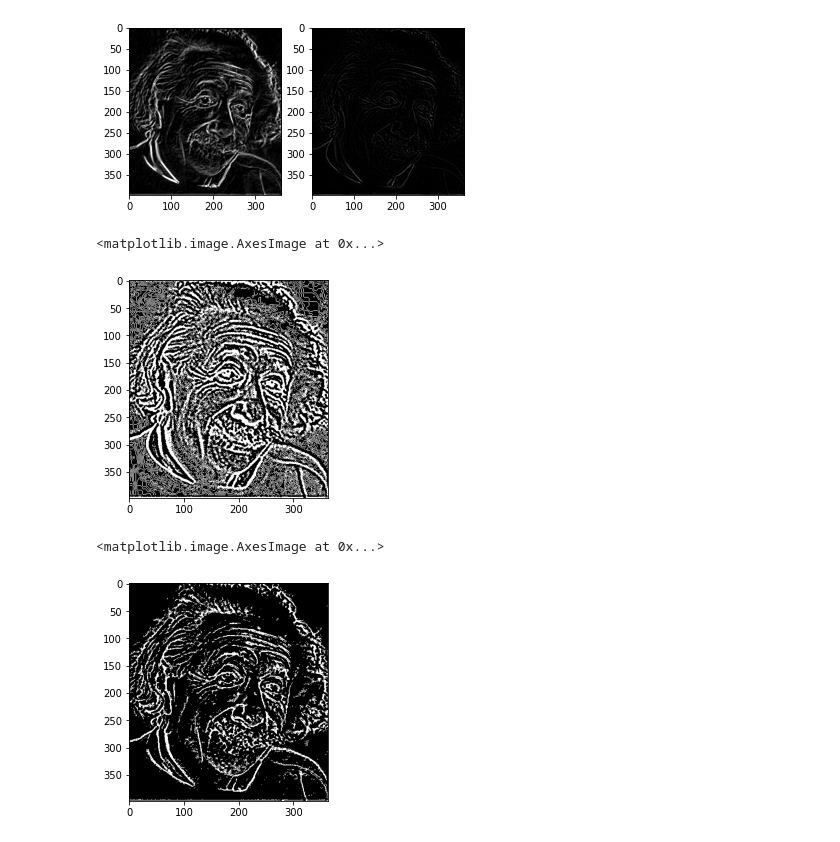
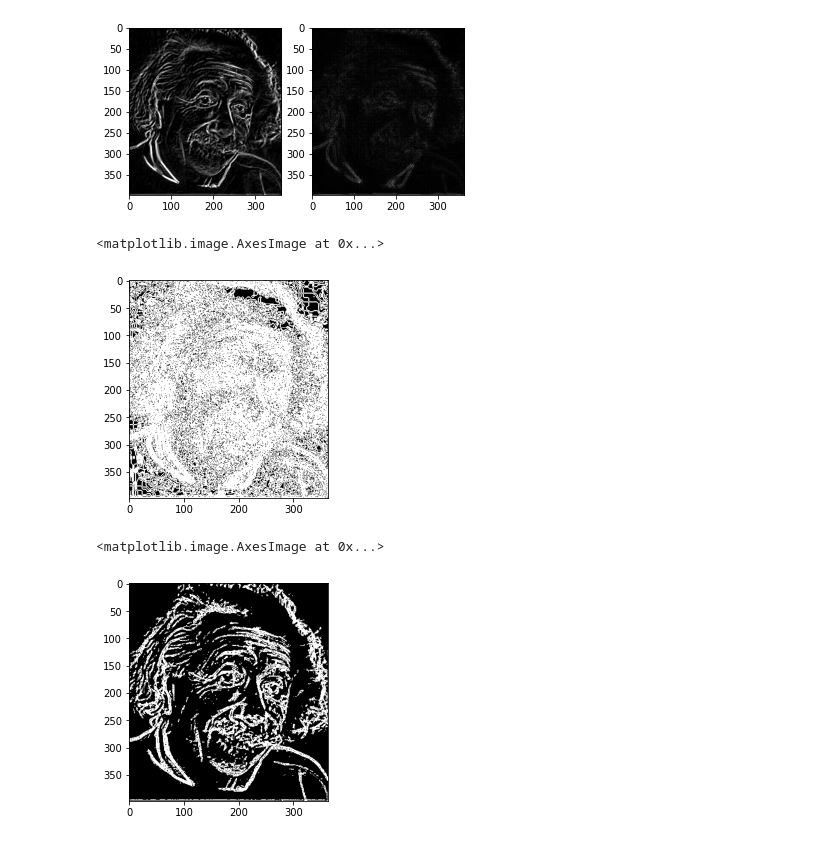
Before and after one commit to zmz223/CS584, a Jupyter notebook: hw4/hw4.ipynb, the cells around one changed output. Cells and saved outputs as stored; diff of their text form; code cells hidden in the pictures.

```diff
--- a/hw4/hw4.ipynb
+++ b/hw4/hw4.ipynb
@@ -34,14 +34,15 @@ def laplacian_(image):
         [0, -1, 0]])
     kernel2 = np.array([
         [0, 1, 0],
-        [1, -4,1],
-        [0, 1, 0]])
+        [1, -4, 1],
+        [0, 1, 0]
+    ])
 
 
     lap1 = cv2.filter2D(image, -1, kernel1)
     lap2 = cv2.filter2D(image, -1, kernel2)
-#     return cv2.Laplacian(image, -1, (3, 3))
-    return lap1
+    out = lap1 + lap2
+    return out
 # %%
 fig, ax = plt.subplots(1, 2)
 image = cv2.imread("Image1.png", 0)
@@ -63,14 +64,13 @@ zrc = zero_crossing(image)
 plt.imshow(zrc, cmap="gray")
 # %% [output]
 <matplotlib.image.AxesImage at 0x...>
-[figure, old version]
+[figure, new version]
 # %%
-def laplacian_edge_detection(image):
+def laplacian_edge_detection(image, thresh):
     grad = gradient_magnitude(image)
     grad = grad / 255
     zrc = zero_crossing(image)
     zrc = zrc / 255
-    thresh = 0.1
     assert grad.shape == zrc.shape
     out = np.zeros(grad.shape)
     for i in range(grad.shape[0]):
@@ -80,8 +80,8 @@ def laplacian_edge_detection(image):
 
     return out
 # %%
-edge = laplacian_edge_detection(image)
+edge = laplacian_edge_detection(image, 0.15)
 plt.imshow(edge, cmap="gray")
 # %% [output]
 <matplotlib.image.AxesImage at 0x...>
-[figure, old version]
+[figure, new version]
```
